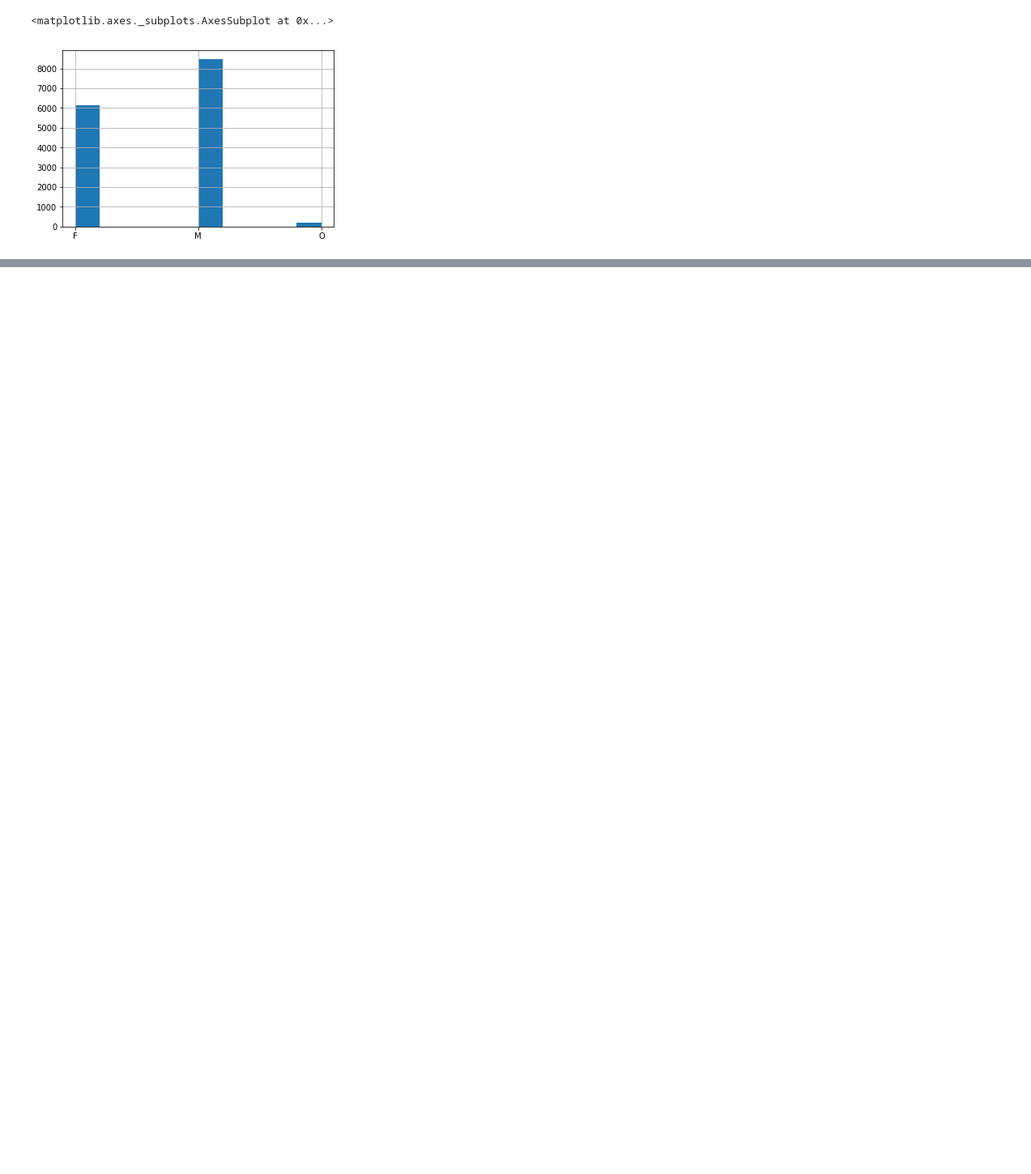
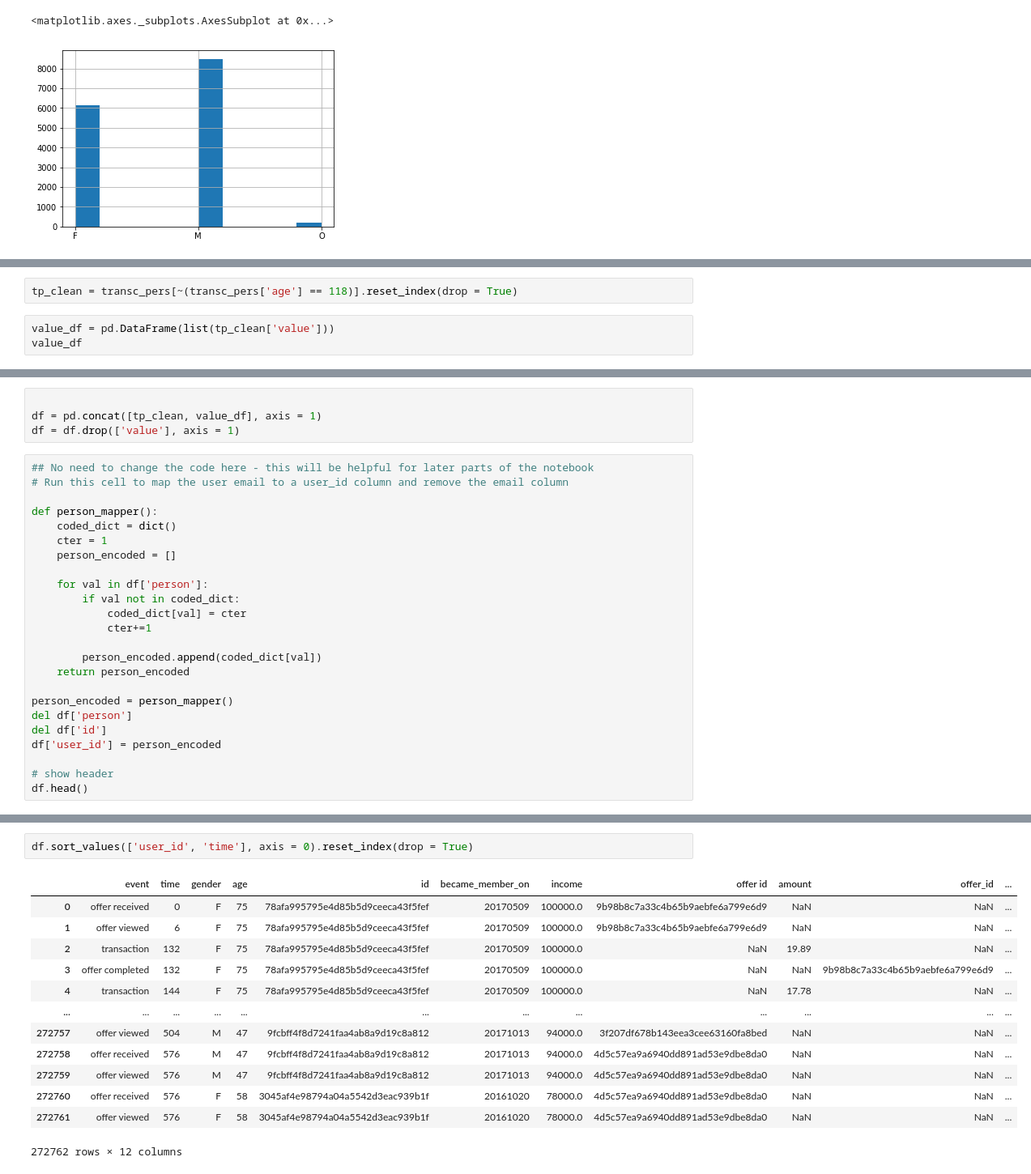
Before and after one commit to madkehl/Capstone, a Jupyter notebook: Starbucks Capstone .ipynb, the cells around one changed output, grey strips where cells are left out. Shown at 81% size. Cells and saved outputs as stored; diff of their text form; blank space fills up the shorter version.

Commit message:
feat: beginning data cleaning, wrangling

```diff
--- a/Starbucks Capstone .ipynb
+++ b/Starbucks Capstone .ipynb
@@ -64,0 +112,5 @@ profile['age'].hist()
+# %%
+tp_clean = transc_pers[~(transc_pers['age'] == 118)].reset_index(drop = True)
+# %%
+value_df = pd.DataFrame(list(tp_clean['value']))
+value_df
@@ -64,0 +131,28 @@ profile['age'].hist()
+# %%
+
+df = pd.concat([tp_clean, value_df], axis = 1)
+df = df.drop(['value'], axis = 1)
+# %%
+## No need to change the code here - this will be helpful for later parts of the notebook
+# Run this cell to map the user email to a user_id column and remove the email column
+
+def person_mapper():
+    coded_dict = dict()
+    cter = 1
+    person_encoded = []
+
+    for val in df['person']:
+        if val not in coded_dict:
+            coded_dict[val] = cter
+            cter+=1
+
+        person_encoded.append(coded_dict[val])
+    return person_encoded
+
+person_encoded = person_mapper()
+del df['person']
+del df['id']
+df['user_id'] = person_encoded
+
+# show header
+df.head()
@@ -64,0 +166,16 @@ profile['age'].hist()
+# %%
+df.sort_values(['user_id', 'time'], axis = 0).reset_index(drop = True)
+# %% [output]
+|  | event | time | gender | age | id | became_member_on | income | offer id | amount | offer_id | ... |
+| 0 | offer received | 0 | F | 75 | 78afa995795e4d85b5d9ceeca43f5fef | 20170509 | 100000.0 | 9b98b8c7a33c4b65b9aebfe6a799e6d9 | NaN | NaN | ... |
+| 1 | offer viewed | 6 | F | 75 | 78afa995795e4d85b5d9ceeca43f5fef | 20170509 | 100000.0 | 9b98b8c7a33c4b65b9aebfe6a799e6d9 | NaN | NaN | ... |
+| 2 | transaction | 132 | F | 75 | 78afa995795e4d85b5d9ceeca43f5fef | 20170509 | 100000.0 | NaN | 19.89 | NaN | ... |
+| 3 | offer completed | 132 | F | 75 | 78afa995795e4d85b5d9ceeca43f5fef | 20170509 | 100000.0 | NaN | NaN | 9b98b8c7a33c4b65b9aebfe6a799e6d9 | ... |
+| 4 | transaction | 144 | F | 75 | 78afa995795e4d85b5d9ceeca43f5fef | 20170509 | 100000.0 | NaN | 17.78 | NaN | ... |
+| ... | ... | ... | ... | ... | ... | ... | ... | ... | ... | ... | ... |
+| 272757 | offer viewed | 504 | M | 47 | 9fcbff4f8d7241faa4ab8a9d19c8a812 | 20171013 | 94000.0 | 3f207df678b143eea3cee63160fa8bed | NaN | NaN | ... |
+| 272758 | offer received | 576 | M | 47 | 9fcbff4f8d7241faa4ab8a9d19c8a812 | 20171013 | 94000.0 | 4d5c57ea9a6940dd891ad53e9dbe8da0 | NaN | NaN | ... |
+| 272759 | offer viewed | 576 | M | 47 | 9fcbff4f8d7241faa4ab8a9d19c8a812 | 20171013 | 94000.0 | 4d5c57ea9a6940dd891ad53e9dbe8da0 | NaN | NaN | ... |
+| 272760 | offer received | 576 | F | 58 | 3045af4e98794a04a5542d3eac939b1f | 20161020 | 78000.0 | 4d5c57ea9a6940dd891ad53e9dbe8da0 | NaN | NaN | ... |
+| 272761 | offer viewed | 576 | F | 58 | 3045af4e98794a04a5542d3eac939b1f | 20161020 | 78000.0 | 4d5c57ea9a6940dd891ad53e9dbe8da0 | NaN | NaN | ... |
+272762 rows × 12 columns
```
Also changed, not shown: parts of 14 cells of this notebook.
